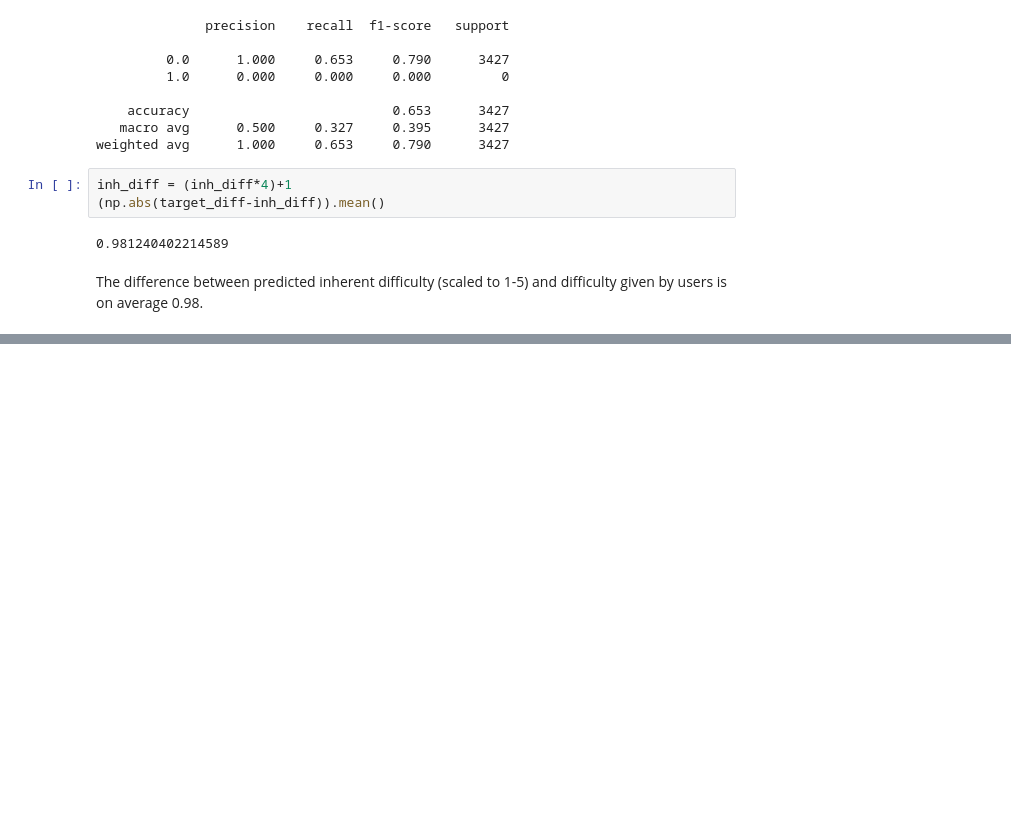
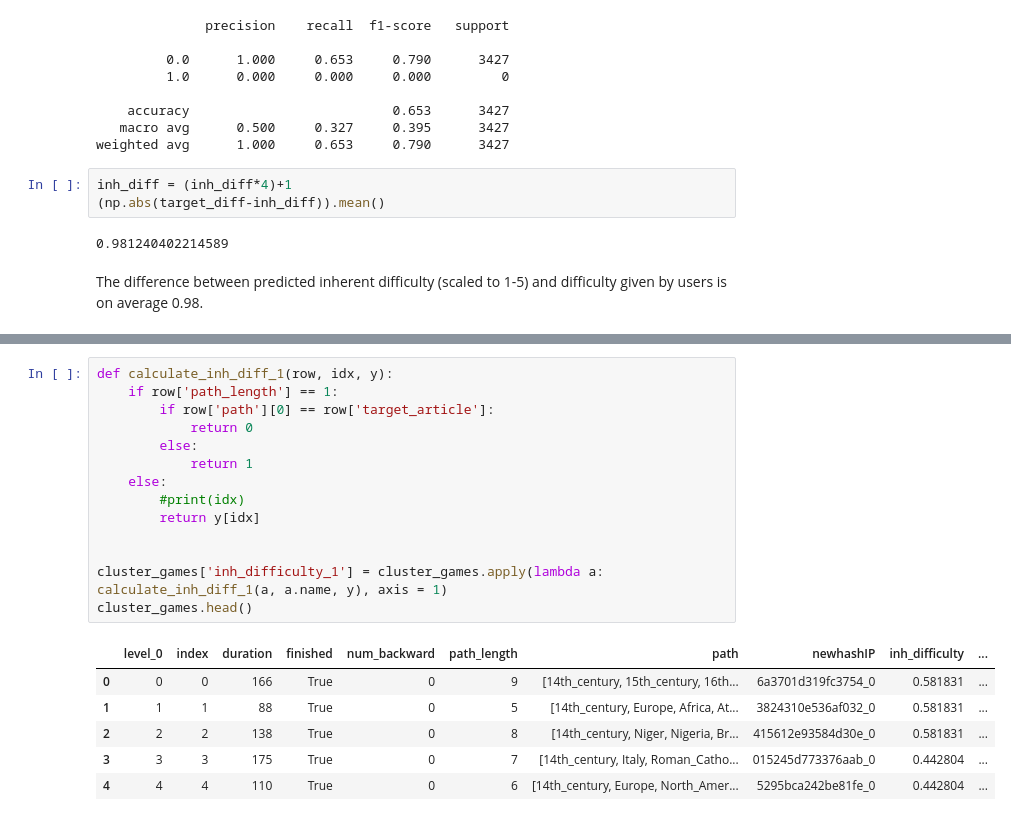
Before and after one commit to epfl-ada/ada-2024-project-outliars, a Jupyter notebook: results.ipynb, the cells around one changed output, grey strips where cells are left out. Cells and saved outputs as stored; diff of their text form; blank space fills up the shorter version.

```diff
--- a/results.ipynb
+++ b/results.ipynb
@@ -3003,0 +3202,21 @@ The difference between predicted inherent difficulty (scaled to 1-5) and difficu
+# %%
+def calculate_inh_diff_1(row, idx, y):
+    if row['path_length'] == 1:
+        if row['path'][0] == row['target_article']:
+            return 0
+        else:
+            return 1
+    else:
+        #print(idx)
+        return y[idx]
+
+
+cluster_games['inh_difficulty_1'] = cluster_games.apply(lambda a: calculate_inh_diff_1(a, a.name, y), axis = 1)
+cluster_games.head()
+# %% [output]
+|  | level_0 | index | duration | finished | num_backward | path_length | path | newhashIP | inh_difficulty | ... |
+| 0 | 0 | 0 | 166 | True | 0 | 9 | [14th_century, 15th_century, 16th... | 6a3701d319fc3754_0 | 0.581831 | ... |
+| 1 | 1 | 1 | 88 | True | 0 | 5 | [14th_century, Europe, Africa, At... | 3824310e536af032_0 | 0.581831 | ... |
+| 2 | 2 | 2 | 138 | True | 0 | 8 | [14th_century, Niger, Nigeria, Br... | 415612e93584d30e_0 | 0.581831 | ... |
+| 3 | 3 | 3 | 175 | True | 0 | 7 | [14th_century, Italy, Roman_Catho... | 015245d773376aab_0 | 0.442804 | ... |
+| 4 | 4 | 4 | 110 | True | 0 | 6 | [14th_century, Europe, North_Amer... | 5295bca242be81fe_0 | 0.442804 | ... |
```
Also changed, not shown: parts of 34 cells of this notebook.
